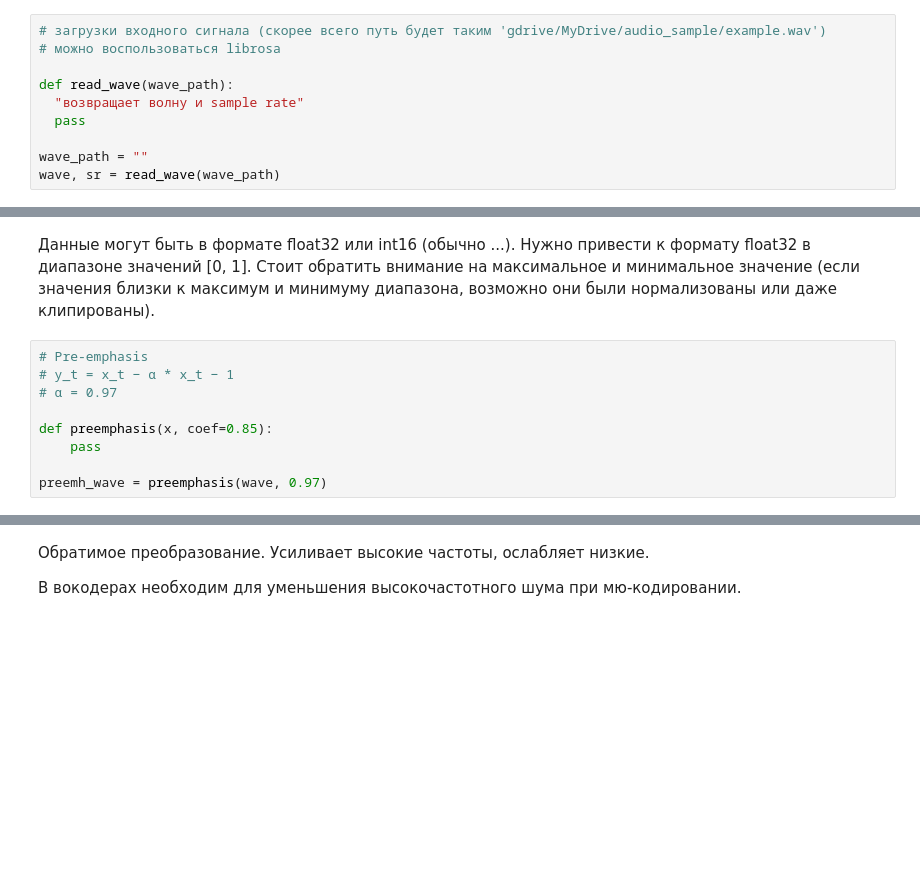
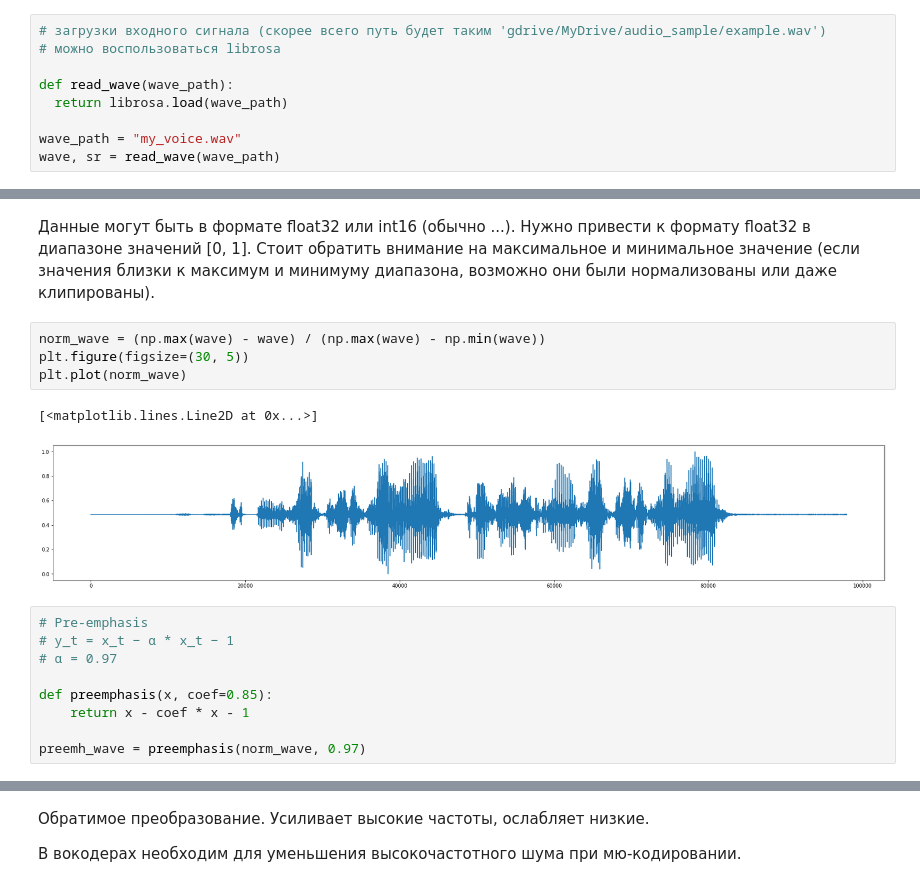
Before and after one commit to AlexShevchuk7/MADE, a Jupyter notebook: _Самостоятельная_1.ipynb, the cells around one changed output, grey strips where cells are left out. Drawn from its saved outputs; the diff is of its cells as text; blank space fills up the shorter version.

```diff
--- a/_Самостоятельная_1.ipynb
+++ b/_Самостоятельная_1.ipynb
@@ -124,10 +236,9 @@ drive.mount('/content/gdrive')
 # можно воспользоваться librosa
 
 def read_wave(wave_path):
-  "возвращает волну и sample rate"
-  pass
+  return librosa.load(wave_path)
 
-wave_path = ""
+wave_path = "my_voice.wav"
 wave, sr = read_wave(wave_path)
 # %%
 print(f"Sample rate = {sr}")
@@ -138,14 +255,21 @@ plt.plot(wave)
 # %% [markdown]
 Данные могут быть в формате float32 или int16 (обычно ...). Нужно привести к формату float32 в диапазоне значений [0, 1]. Стоит обратить внимание на максимальное и минимальное значение (если значения близки к максимум и минимуму диапазона, возможно они были нормализованы или даже клипированы).
+# %%
+norm_wave = (np.max(wave) - wave) / (np.max(wave) - np.min(wave))
+plt.figure(figsize=(30, 5))
+plt.plot(norm_wave)
+# %% [output]
+[<matplotlib.lines.Line2D at 0x...>]
+[figure, added]
 # %%
 # Pre-emphasis
 # y_t = x_t − α * x_t − 1
 # α = 0.97
 
 def preemphasis(x, coef=0.85):
-    pass
+    return x - coef * x - 1
 
-preemh_wave = preemphasis(wave, 0.97)
+preemh_wave = preemphasis(norm_wave, 0.97)
 # %%
 plt.figure(figsize=(30, 5))
 plt.plot(preemh_wave )
```
Also changed, not shown: parts of 40 cells of this notebook.
